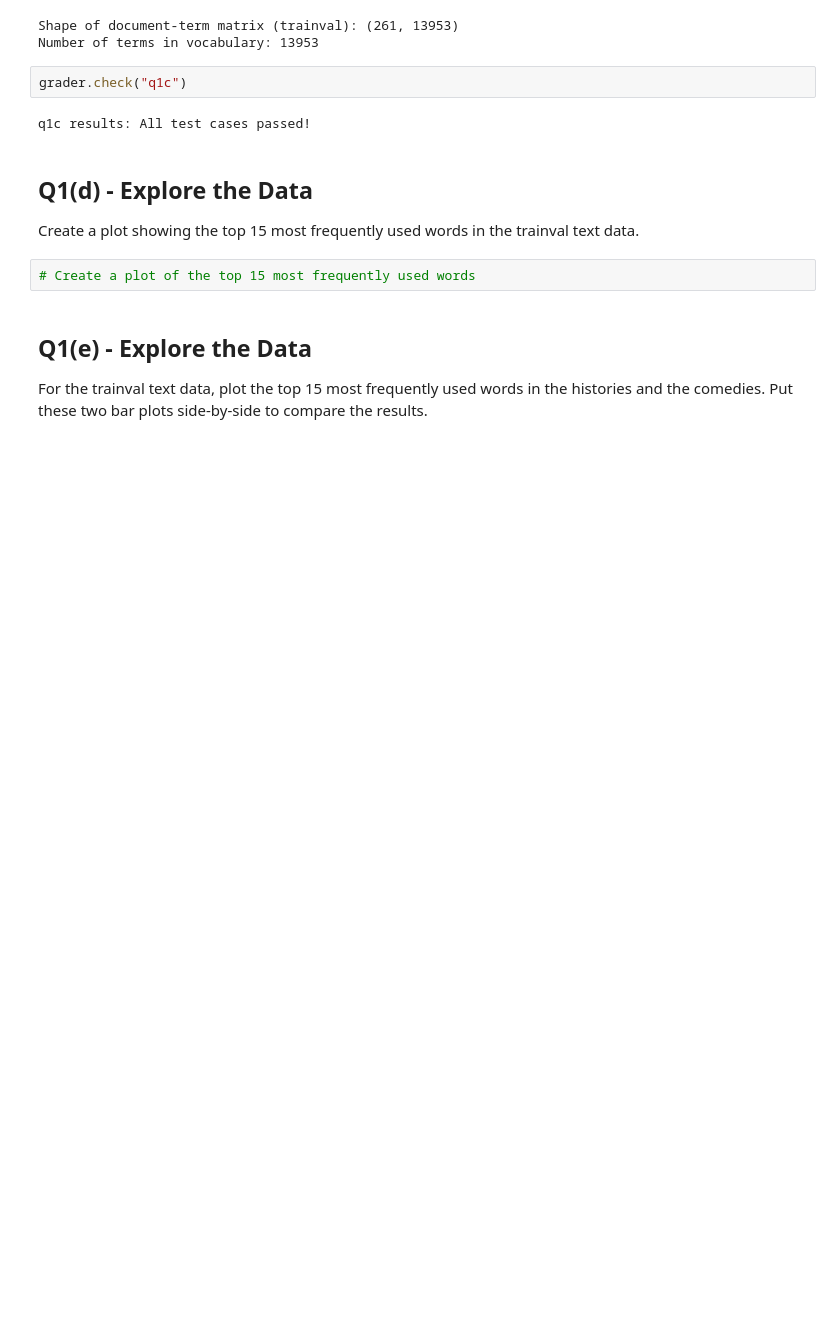
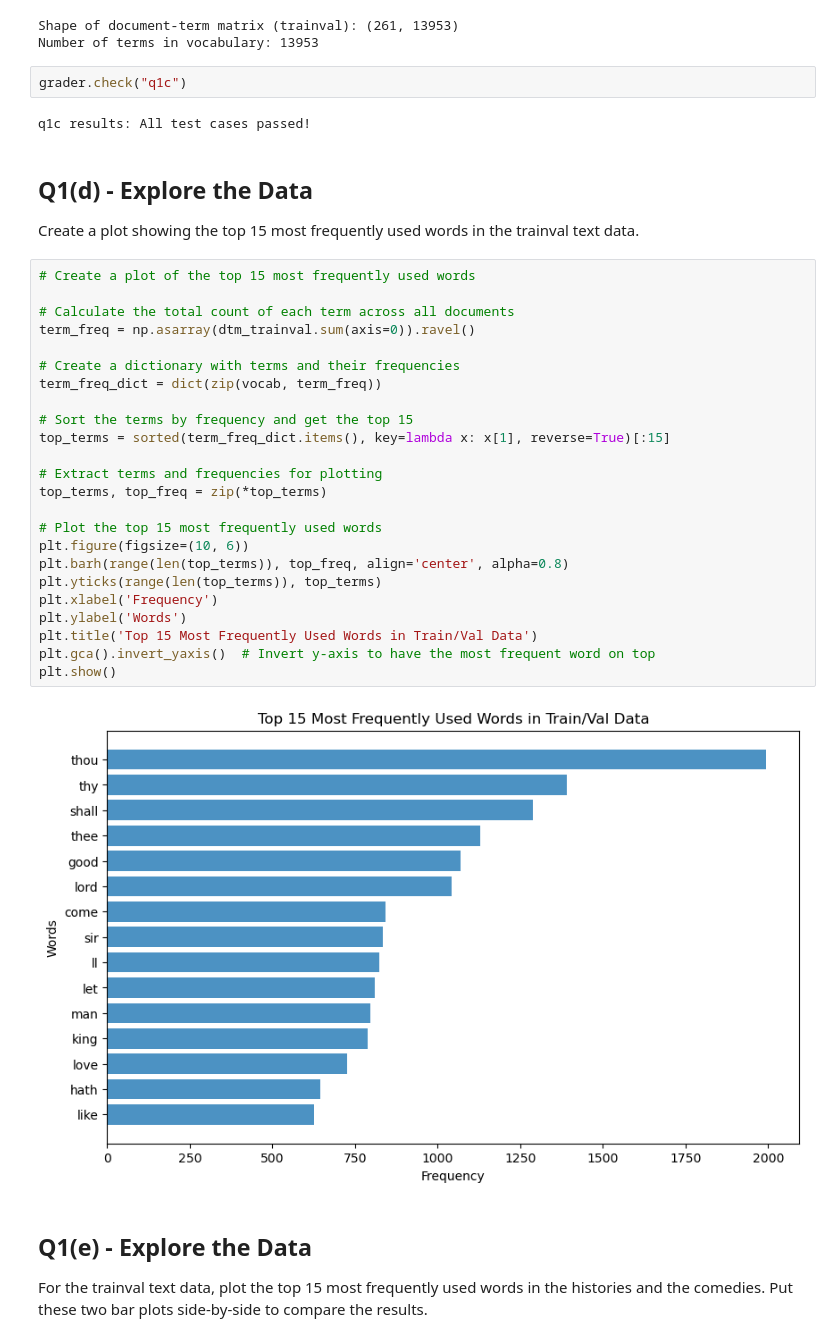
Before and after one commit to Spades5665/MTUClasses, a Jupyter notebook: CS4821-DataMining/a4/a4.ipynb, the cells around one changed output. Cells and saved outputs as stored; diff of their text form; blank space fills up the shorter version.

```diff
--- a/CS4821-DataMining/a4/a4.ipynb
+++ b/CS4821-DataMining/a4/a4.ipynb
@@ -209,6 +207,30 @@ q1c results: All test cases passed!
 Create a plot showing the top 15 most frequently used words in the trainval text data.
 # %%
 # Create a plot of the top 15 most frequently used words
+
+# Calculate the total count of each term across all documents
+term_freq = np.asarray(dtm_trainval.sum(axis=0)).ravel()
+
+# Create a dictionary with terms and their frequencies
+term_freq_dict = dict(zip(vocab, term_freq))
+
+# Sort the terms by frequency and get the top 15
+top_terms = sorted(term_freq_dict.items(), key=lambda x: x[1], reverse=True)[:15]
+
+# Extract terms and frequencies for plotting
+top_terms, top_freq = zip(*top_terms)
+
+# Plot the top 15 most frequently used words
+plt.figure(figsize=(10, 6))
+plt.barh(range(len(top_terms)), top_freq, align='center', alpha=0.8)
+plt.yticks(range(len(top_terms)), top_terms)
+plt.xlabel('Frequency')
+plt.ylabel('Words')
+plt.title('Top 15 Most Frequently Used Words in Train/Val Data')
+plt.gca().invert_yaxis()  # Invert y-axis to have the most frequent word on top
+plt.show()
+# %% [output]
+[figure, added]
 # %% [markdown]
 <!-- END QUESTION -->
 
```
Also changed, not shown: parts of 7 cells of this notebook.
